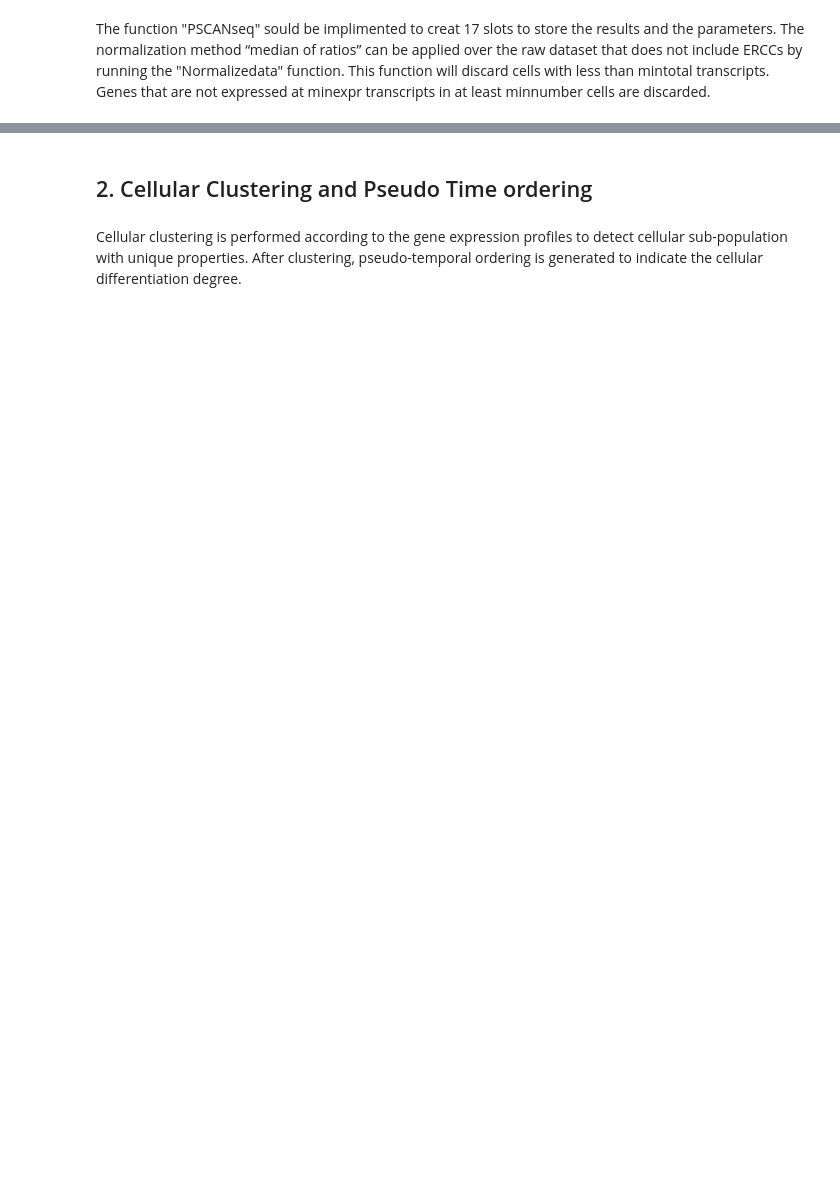
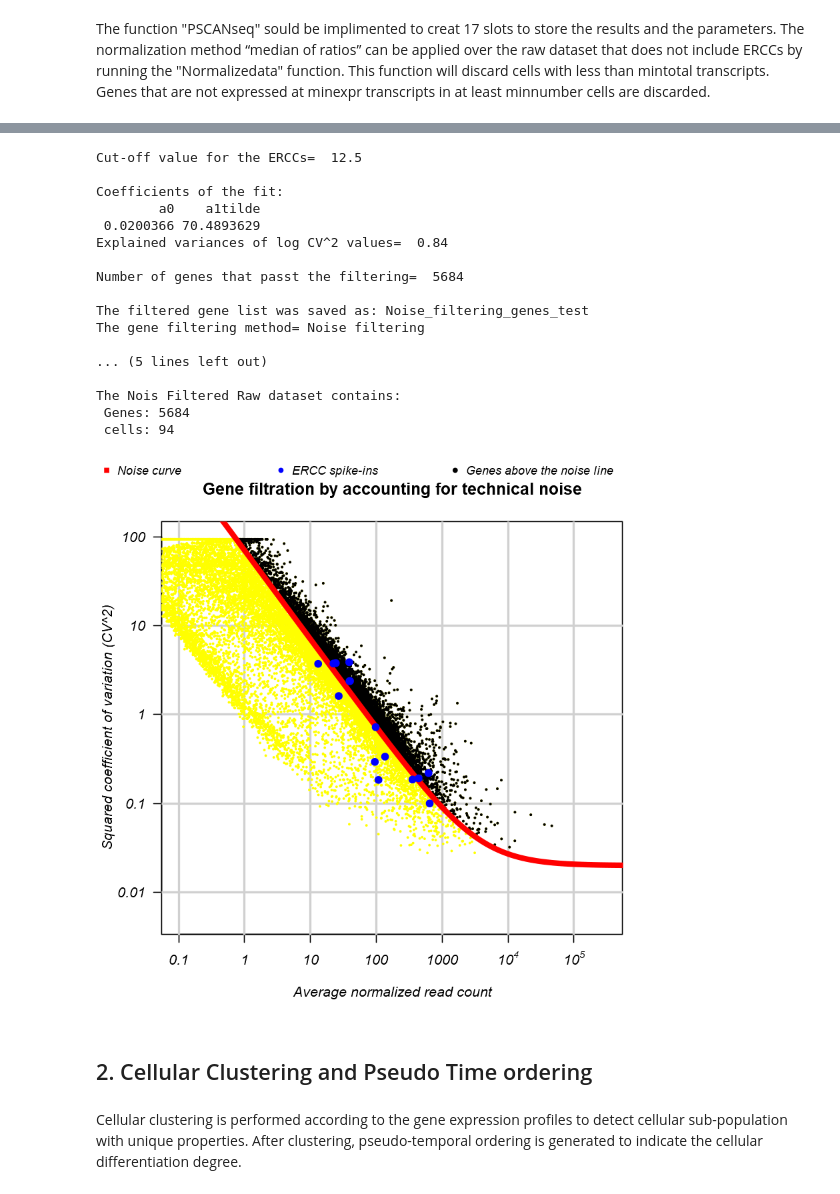
Before and after one commit to SystemsBiologist/PSCAN, a Jupyter notebook: DIscBIO.ipynb, the cells around one changed output, grey strips where cells are left out. Saved outputs shown, nothing was run; the diff lists cells and outputs as text; code cells hidden in the pictures; blank space fills up the shorter version.

Commit message:
New Figures

```diff
--- a/DIscBIO.ipynb
+++ b/DIscBIO.ipynb
@@ -2082,3 +107,83 @@ The Filtered Raw dataset contains:
+# %%
+# Selecting the filtering method
+NoisFiltering=TRUE         # 1.1. Filtering and normalizing the raw data that includes ERCCs
+#NoisFiltering=FALSE         # 1.2. Filtering and normalizing the raw data that does not include ERCCs
+
+if (NoisFiltering==TRUE){
+    percentile=0.8
+    CV = 0.3
+
+    Object= valuesG1ms
+    gene_names<-read.table("GeneNames.txt",header=F)
+    gene_names <- as.list(sub("*\\..*", "", unlist(gene_names)))       # Remove .x from gene ID's, since they can't be handled later on
+    gene_names2 <- head(gene_names,-92)
+
+    geneCol<-"yellow"
+    FgeneCol<-"black"
+    erccCol<-"blue"
+    noiseF<-NoiseFiltering(Object,percentile,CV,gene_names2,geneCol,FgeneCol,erccCol,Val=T)       # Val=F  will plot all the ERCC spike-ins
+
+    sc<- PSCANseq(MLSrawWithoutERCC)
+    sc<- Normalizedata(sc,mintotal=1000)
+    gene_list<-noiseF
+    gene_names<-rownames(sc@ndata)
+    idx_genes <- is.element(gene_names, gene_list)
+    gene_names2 <- gene_names[idx_genes]
+    filteredDataset<- sc@ndata[gene_names2,]
+    cat("The gene filtering method= Noise filtering","\n","\n")
+    cat("The Filtered Normalized dataset is called: filteredDataset","\n","\n")
+    cat("The filtered Normalized dataset contains:","\n","Genes:",length(filteredDataset[,1]),"\n","cells:",length(filteredDataset[1,]),"\n","\n")
+    save(filteredDataset,file="filteredDataset.Rdata")
+    sc@fdata<-filteredDataset
+
+    ############# Generating a filtered dataset with raw data for DEG analysis
+    gene_list<-noiseF
+    gene_names<-rownames(MLSrawWithoutERCC)
+    idx_genes <- is.element(gene_names, gene_list)
+    gene_names2 <- gene_names[idx_genes]
+    LipoNoisFilteredRawDataset<- MLSrawWithoutERCC[gene_names2,]
+    cat("The Nois Filtered Raw dataset contains:","\n","Genes:",length(LipoNoisFilteredRawDataset[,1]),"\n","cells:",length(LipoNoisFilteredRawDataset[1,]))
+    save(LipoNoisFilteredRawDataset,file="LipoNoisFilteredRawDataset.Rdata")
+}else{
+    sc<- PSCANseq(MLSrawWithoutERCC)
+
+    MIínExp<- mean(rowMeans(MLSrawWithoutERCC,na.rm=TRUE))
+    MinNumber<- round(length(MLSrawWithoutERCC[1,])/3)    # To be expressed in at least one third of the cells.
+
+    sc<- Normalizedata(sc, mintotal=1000, minexpr=MIínExp, minnumber=MinNumber, maxexpr=Inf, downsample=FALSE, dsn=1, rseed=17000)
+    cat("Number of genes that passt the filtering: ",dim(sc@fdata)[1],"\n","\n")
+    filteredGenes<-rownames(sc@fdata)
+    write.csv(filteredGenes, file = "Expression_filtering_genes.csv")
+    gene_list<-filteredGenes
+    gene_names<-rownames(MLSrawWithoutERCC)
+    idx_genes <- is.element(gene_names, gene_list)
+    gene_names2 <- gene_names[idx_genes]
+    LipoExpFilteredrawdata<- MLSrawWithoutERCC[gene_names2,]
+    save(LipoExpFilteredrawdata,file="LipoExpFilteredrawdata.Rdata")
+    cat("The gene filtering method: Expression Level","\n","\n")
+    cat("The Filtered Raw dataset is called: LipoExpFilteredrawdata","\n","\n")
+
+    cat("The Filtered Raw dataset contains:","\n","Genes:",length(LipoExpFilteredrawdata[,1]),"\n","cells:",length(LipoExpFilteredrawdata[1,]))
+}
+# %% [output]
+Cut-off value for the ERCCs=  12.5
+
+Coefficients of the fit:
+        a0    a1tilde
+ 0.0200366 70.4893629
+Explained variances of log CV^2 values=  0.84
+
+Number of genes that passt the filtering=  5684
+
+The filtered gene list was saved as: Noise_filtering_genes_test
+The gene filtering method= Noise filtering
+
+... (5 lines left out)
+
+The Nois Filtered Raw dataset contains:
+ Genes: 5684
+ cells: 94
+[figure, added]
 # %% [markdown]
 ## 2. Cellular Clustering and Pseudo Time ordering
 # %% [markdown]
```
Also changed, not shown: parts of 19 cells of this notebook.
